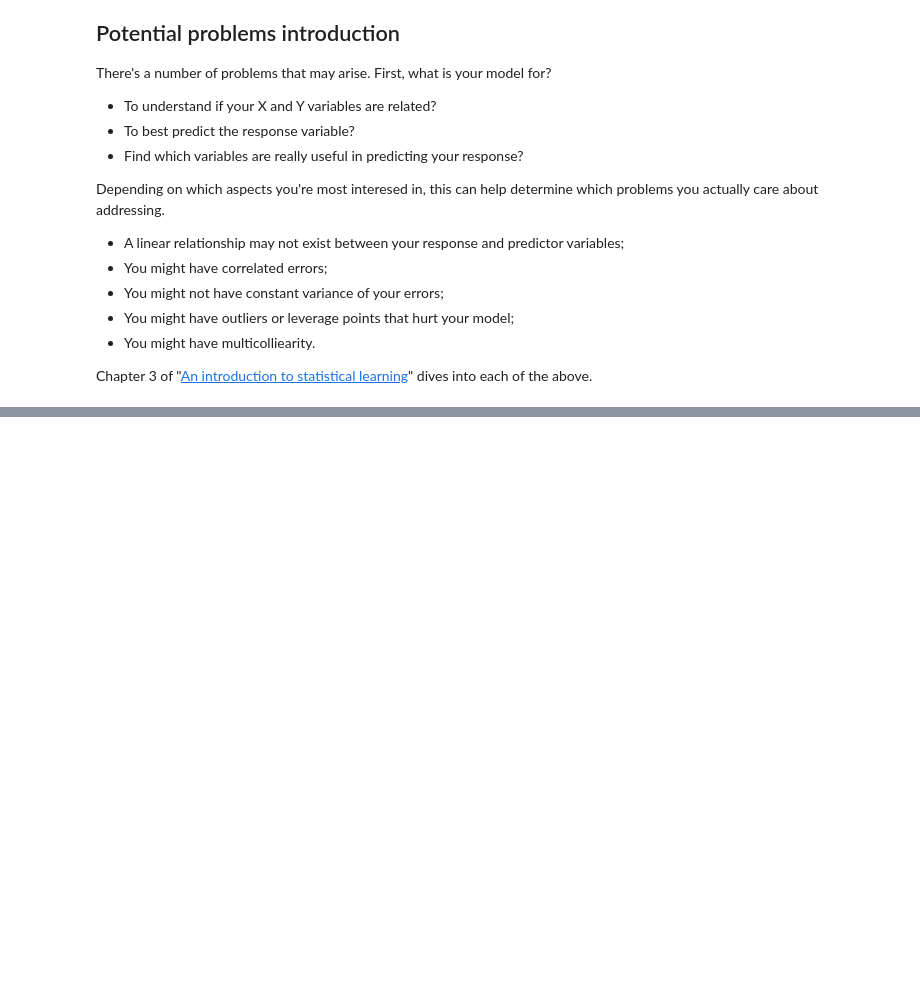
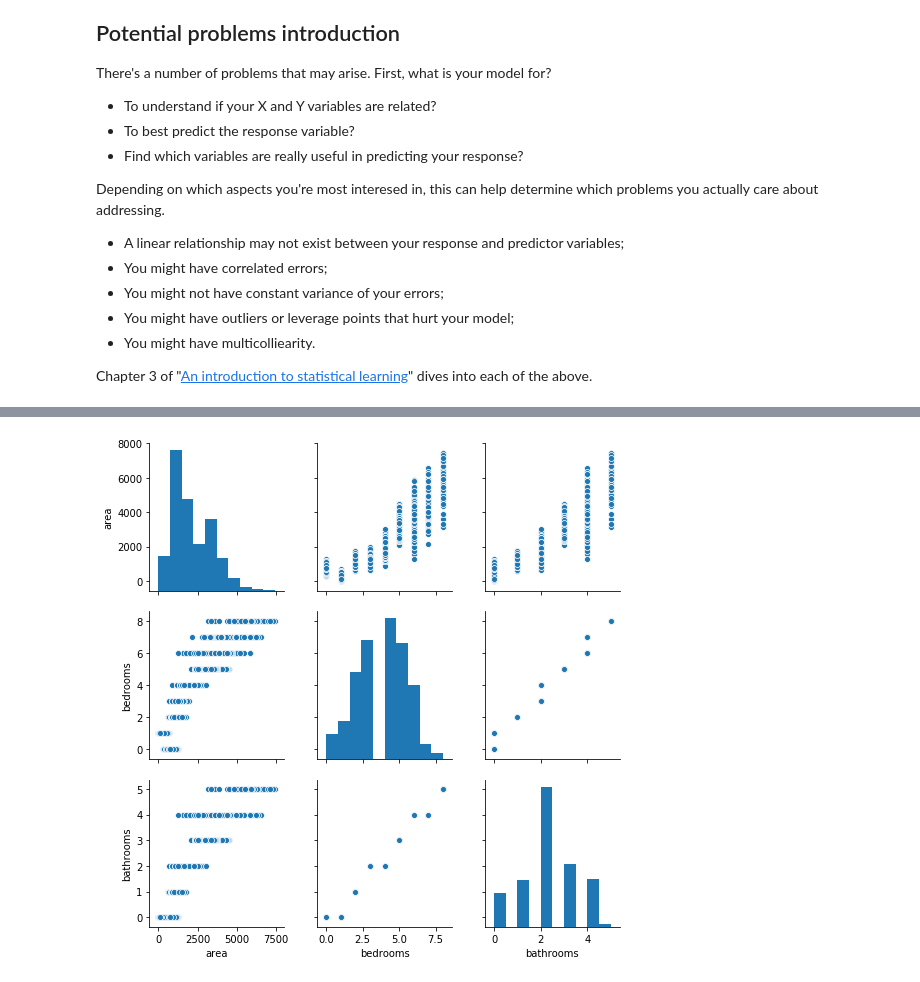
Before and after one commit to geocarvalho/python-ds, a Jupyter notebook: DS-fundations-2/statistics/15-Multiple_linear_regression.ipynb, the cells around one changed output, grey strips where cells are left out. Saved outputs shown, nothing was run; the diff lists cells and outputs as text; code cells hidden in the pictures; blank space fills up the shorter version.

```diff
--- a/DS-fundations-2/statistics/15-Multiple_linear_regression.ipynb
+++ b/DS-fundations-2/statistics/15-Multiple_linear_regression.ipynb
@@ -562,0 +501,4 @@ Uma das maneiras mais comuns para identificar multicolinearidade é com gráfico
+# %%
+df = pd.read_csv('./house_prices.csv')
+df2 = df.copy()
+df.head()
@@ -562,0 +512,5 @@ Uma das maneiras mais comuns para identificar multicolinearidade é com gráfico
+# %%
+sb.pairplot(df[['area', 'bedrooms', 'bathrooms']]);
+# each of them has pretty strong positive relationship
+# %% [output]
+[figure, added]
```
Also changed, not shown: parts of 21 cells of this notebook.
